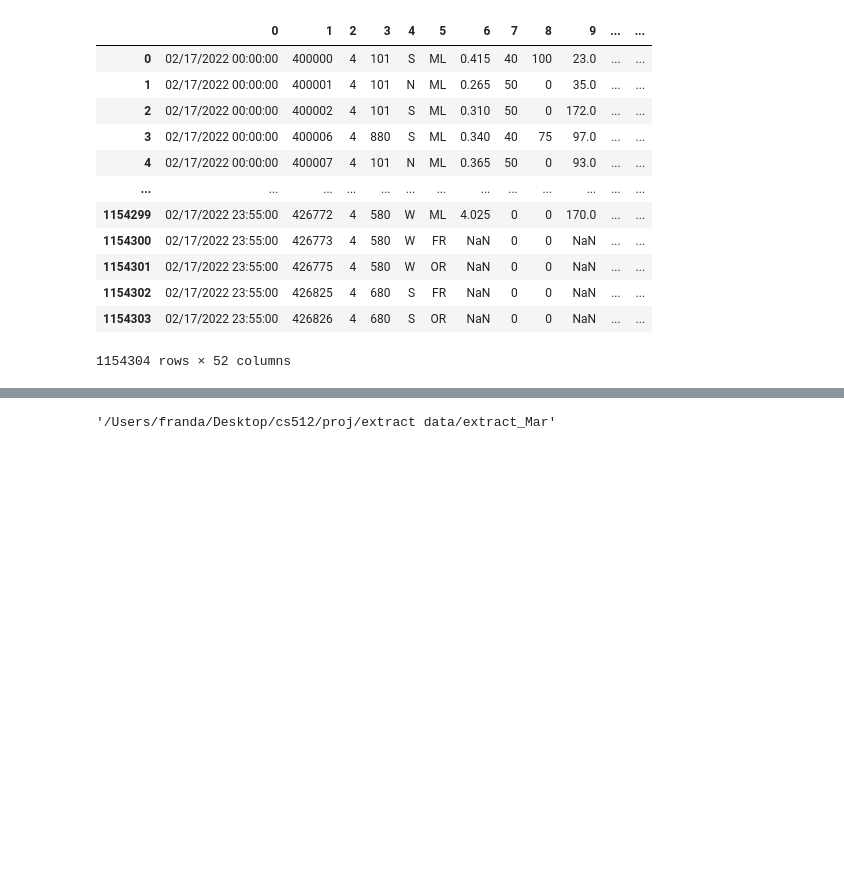
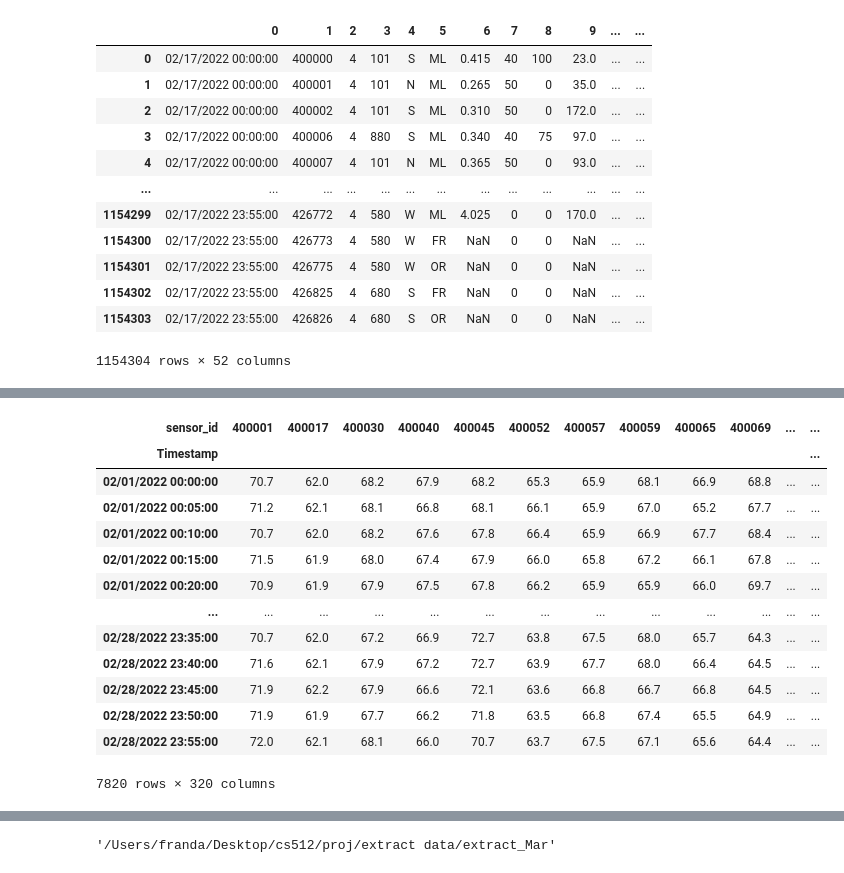
Before and after one commit to ClimbWorm/CS512-22fall, a Jupyter notebook: Dataset/Dataset.ipynb, the cells around one changed output, grey strips where cells are left out. Drawn from its saved outputs; the diff is of its cells as text; code cells hidden in the pictures; blank space fills up the shorter version.

```diff
--- a/Dataset/Dataset.ipynb
+++ b/Dataset/Dataset.ipynb
@@ -301,3 +304,21 @@ pivoted_feb = filter_feb.pivot(index = 'Timestamp', columns = 'sensor_id', value
+# %%
+pivoted_feb = filter_feb.pivot(index = 'Timestamp', columns = 'sensor_id', values = 'Avg_speed')
+pivoted_feb
+# %% [output]
+| sensor_id | 400001 | 400017 | 400030 | 400040 | 400045 | 400052 | 400057 | 400059 | 400065 | 400069 | ... | ... |
+| Timestamp |  |  |  |  |  |  |  |  |  |  |  | ... |
+| 02/01/2022 00:00:00 | 70.7 | 62.0 | 68.2 | 67.9 | 68.2 | 65.3 | 65.9 | 68.1 | 66.9 | 68.8 | ... | ... |
+| 02/01/2022 00:05:00 | 71.2 | 62.1 | 68.1 | 66.8 | 68.1 | 66.1 | 65.9 | 67.0 | 65.2 | 67.7 | ... | ... |
+| 02/01/2022 00:10:00 | 70.7 | 62.0 | 68.2 | 67.6 | 67.8 | 66.4 | 65.9 | 66.9 | 67.7 | 68.4 | ... | ... |
+| 02/01/2022 00:15:00 | 71.5 | 61.9 | 68.0 | 67.4 | 67.9 | 66.0 | 65.8 | 67.2 | 66.1 | 67.8 | ... | ... |
+| 02/01/2022 00:20:00 | 70.9 | 61.9 | 67.9 | 67.5 | 67.8 | 66.2 | 65.9 | 65.9 | 66.0 | 69.7 | ... | ... |
+| ... | ... | ... | ... | ... | ... | ... | ... | ... | ... | ... | ... | ... |
+| 02/28/2022 23:35:00 | 70.7 | 62.0 | 67.2 | 66.9 | 72.7 | 63.8 | 67.5 | 68.0 | 65.7 | 64.3 | ... | ... |
+| 02/28/2022 23:40:00 | 71.6 | 62.1 | 67.9 | 67.2 | 72.7 | 63.9 | 67.7 | 68.0 | 66.4 | 64.5 | ... | ... |
+| 02/28/2022 23:45:00 | 71.9 | 62.2 | 67.9 | 66.6 | 72.1 | 63.6 | 66.8 | 66.7 | 66.8 | 64.5 | ... | ... |
+| 02/28/2022 23:50:00 | 71.9 | 61.9 | 67.7 | 66.2 | 71.8 | 63.5 | 66.8 | 67.4 | 65.5 | 64.9 | ... | ... |
+| 02/28/2022 23:55:00 | 72.0 | 62.1 | 68.1 | 66.0 | 70.7 | 63.7 | 67.5 | 67.1 | 65.6 | 64.4 | ... | ... |
+7820 rows × 320 columns
 # %%
 pivoted_feb.to_csv('Feb_data.csv')
 # %%
```
Also changed, not shown: parts of 8 cells of this notebook, 1 other file.
